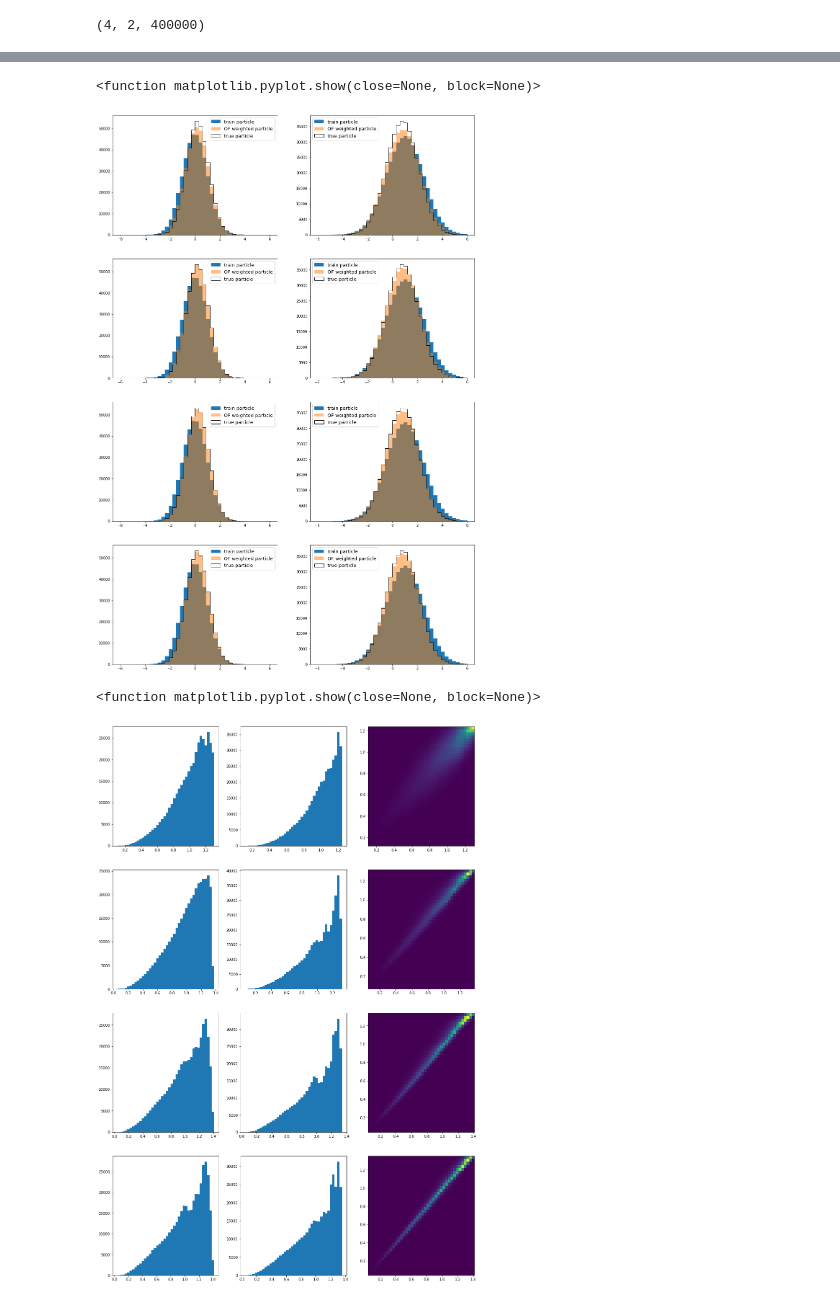
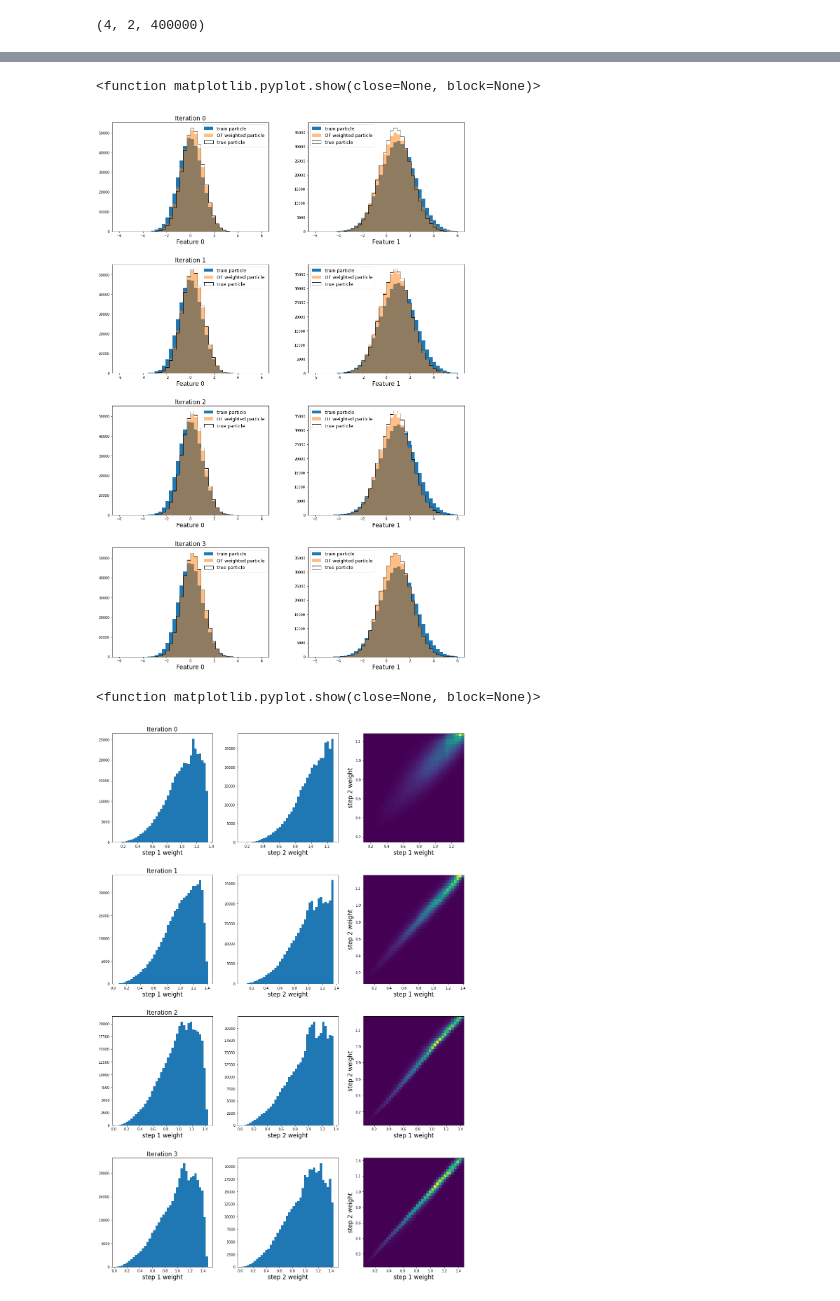
Before and after one commit to owen234/omnifold-testing1, a Jupyter notebook: toy_study1a.ipynb, the cells around one changed output, grey strips where cells are left out. Cells and saved outputs as stored; diff of their text form; code cells hidden in the pictures.

```diff
--- a/toy_study1a.ipynb
+++ b/toy_study1a.ipynb
@@ -312,6 +256,11 @@ fig,ax = plt.subplots( of_niter, 2, figsize=(18,7*of_niter))
 hmin=-6
 hmax=6
 hbins=40
+
+lfontsize = 17
+
+plt.subplots_adjust( hspace=0.30)
+plt.subplots_adjust( wspace=0.25)
 
 
 
@@ -330,28 +279,47 @@ for ofi in range(0,of_niter) :
     ax[ofi][1].legend(loc='best', fontsize=13)
 
 
+    ax[ofi][0].set_xlabel('Feature 0', fontsize=lfontsize )
+
+    ax[ofi][1].set_xlabel('Feature 1', fontsize=lfontsize )
+
+    ax[ofi][0].set_title('Iteration %d' % ofi, fontsize=lfontsize )
+
+
 
 plt.show
 # %% [output]
 <function matplotlib.pyplot.show(close=None, block=None)>
-[figure, old version]
+[figure, new version]
 # %%
 fig,ax = plt.subplots( of_niter, 3, figsize=(18,7*of_niter))
 
 hmin=-6
 hmax=6
 hbins=40
 
+lfontsize = 17
 
+plt.subplots_adjust( hspace=0.30)
+plt.subplots_adjust( wspace=0.25)
 
 for ofi in range(0,of_niter) :
 
     ax[ofi][0].hist( of_weights[ofi,0,:], bins=hbins )
     ax[ofi][1].hist( of_weights[ofi,1,:], bins=hbins )
     ax[ofi][2].hist2d( of_weights[ofi,0,:], of_weights[ofi,1,:], bins=[hbins,hbins] )
 
+    ax[ofi][0].set_xlabel( 'step 1 weight', fontsize=lfontsize )
+
+    ax[ofi][1].set_xlabel( 'step 2 weight', fontsize=lfontsize )
+
+    ax[ofi][2].set_xlabel( 'step 1 weight', fontsize=lfontsize )
+    ax[ofi][2].set_ylabel( 'step 2 weight', fontsize=lfontsize )
+
+    ax[ofi][0].set_title('Iteration %d' % ofi, fontsize=lfontsize )
+
 
 plt.show
 # %% [output]
 <function matplotlib.pyplot.show(close=None, block=None)>
-[figure, old version]
+[figure, new version]
```
Also changed, not shown: parts of 14 cells of this notebook.
